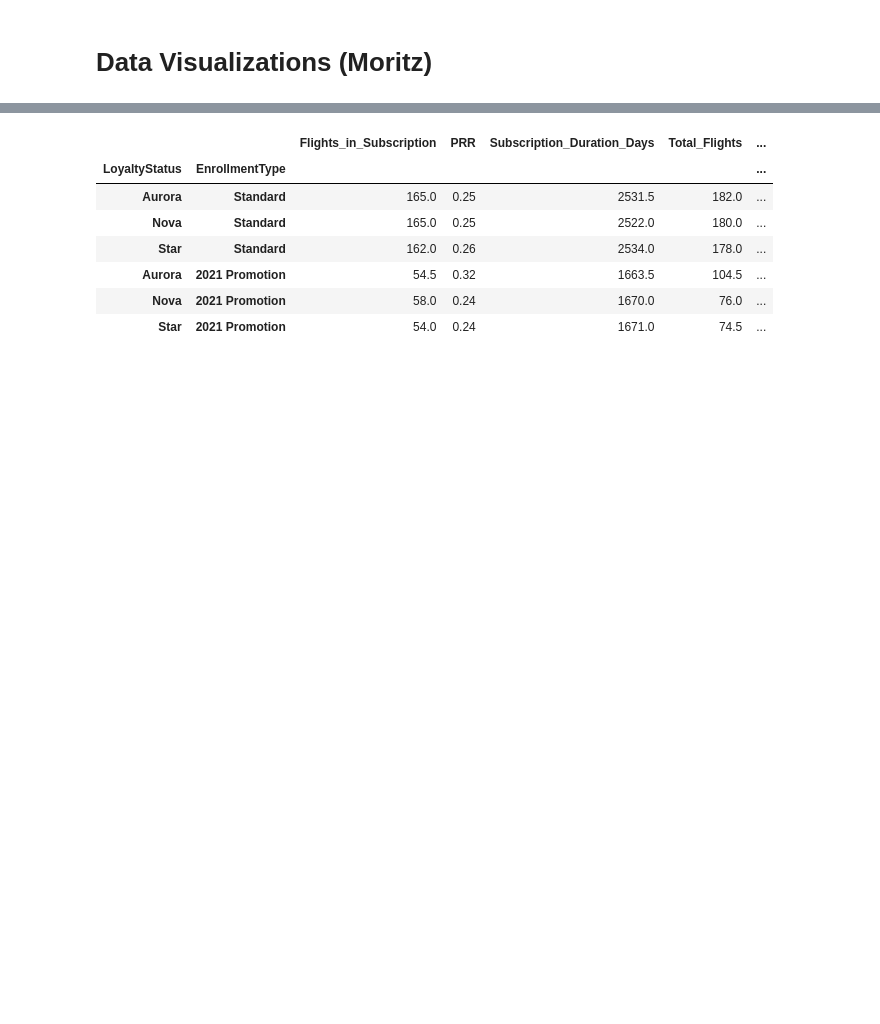
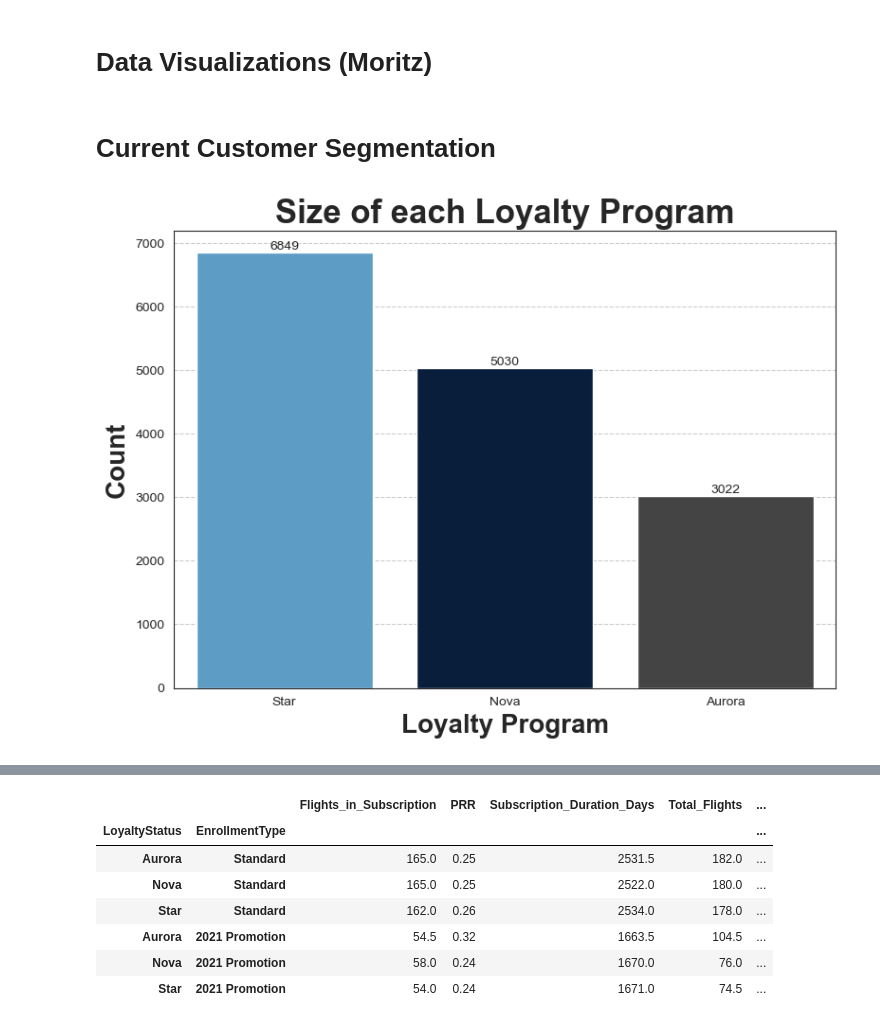
Before and after one commit to LiberoBiagi/DM_Nova_IMS_25-26, a Jupyter notebook: data_mining.ipynb, the cells around one changed output, grey strips where cells are left out. Drawn from its saved outputs; the diff is of its cells as text; code cells hidden in the pictures; blank space fills up the shorter version.

Commit message:
Added visualizations and poster design v1

```diff
--- a/data_mining.ipynb
+++ b/data_mining.ipynb
@@ -994,3 +994,36 @@ Merge `df_flights` and `df_costumer` DataFrames on 'Loyalty#'.
 Merge df_flights and df_costumer DataFrames on 'Loyalty#'.
 # %% [markdown]
 # Data Visualizations (Moritz)
+# %% [markdown]
+# Current Customer Segmentation
+# %%
+sns.set_style("white")
+plt.figure(figsize=(8,6))
+
+custom_order = ["Star", "Nova", "Aurora"]
+
+# Convert to categorical with custom order
+df_customer_copy["LoyaltyStatus"] = pd.Categorical(
+    df_customer_copy["LoyaltyStatus"],
+    categories=custom_order,
+    ordered=True
+)
+
+# Now plot
+ax = sns.countplot(data=df_customer_copy, x="LoyaltyStatus", hue="LoyaltyStatus",
+              order=custom_order, hue_order=custom_order)
+
+# Add count labels on top of bars
+for container in ax.containers:
+    ax.bar_label(container, fmt='%d')
+
+plt.title("Size of each Loyalty Program", size=25, fontweight='bold')
+plt.grid(axis='y', alpha=1, linestyle='--')
+plt.xlabel('Loyalty Program', fontsize=20, fontweight='bold')
+plt.ylabel('Count', fontsize=20, fontweight='bold')
+
+plt.tight_layout()
+plt.savefig("./Figures/Loyalty_program_size.svg", format="svg")
+plt.show()
+# %% [output]
+[figure, added]
```
Also changed, not shown: parts of 26 cells of this notebook, 2 other files.
